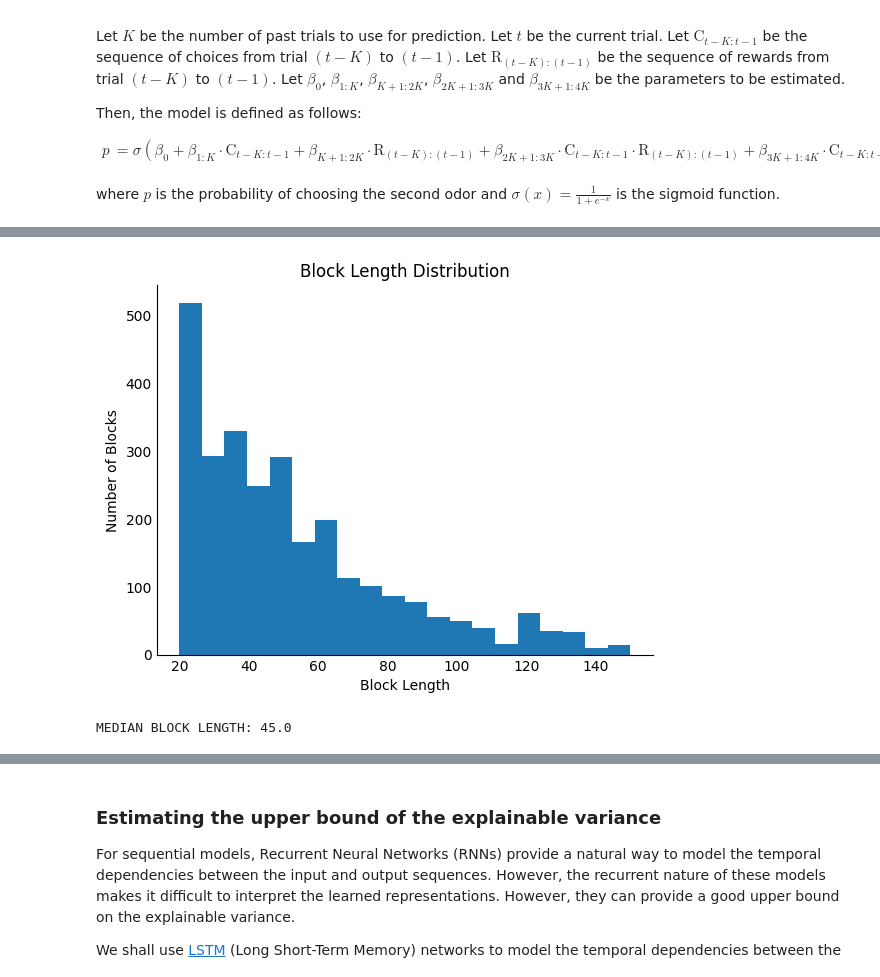
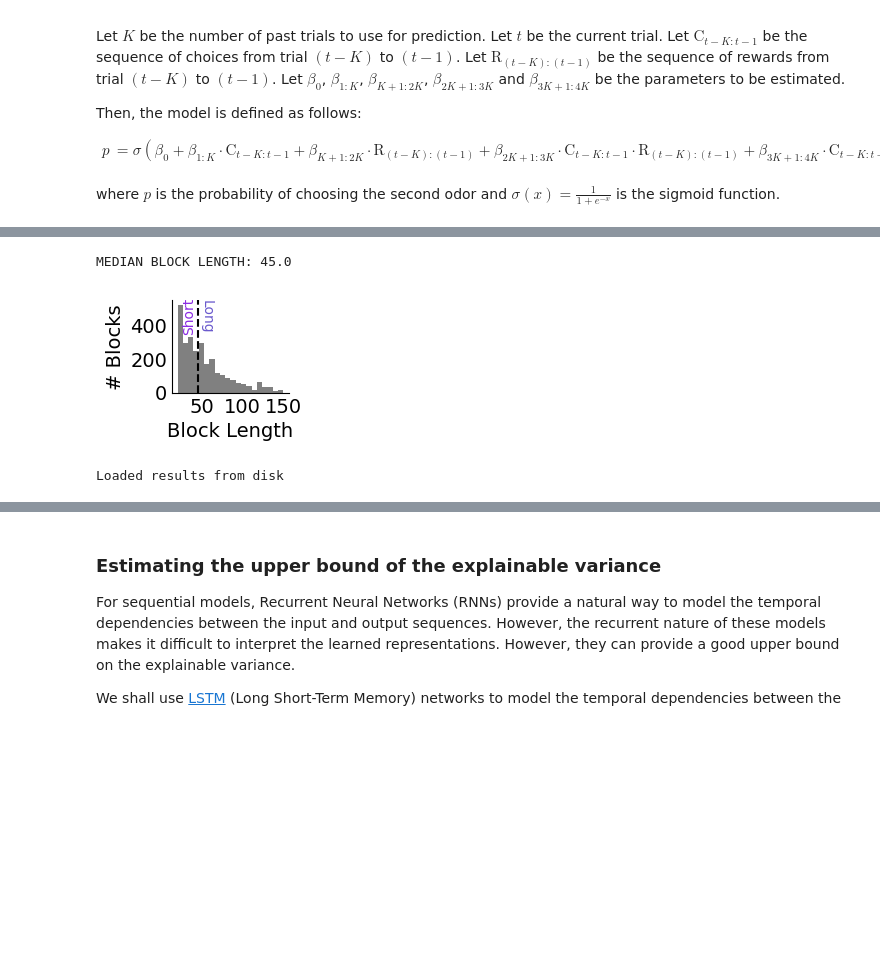
Before and after one commit to neurorishika/pyGORL, a Jupyter notebook: analysis/cognitive_analysis.ipynb, the cells around one changed output, grey strips where cells are left out. Drawn from its saved outputs; the diff is of its cells as text; code cells hidden in the pictures; blank space fills up the shorter version.

```diff
--- a/analysis/cognitive_analysis.ipynb
+++ b/analysis/cognitive_analysis.ipynb
@@ -249,7 +294,7 @@ To get a broad overview of the flies' behavior, we can plot the cumulative odor
 # Full Dataset
 fig,ax = plt.subplots(1,1,figsize=(4,4))
 for i in range(N):
-    ax.plot(np.cumsum(choice_data[i,:]==0), np.cumsum(choice_data[i,:]==1), color=plt.cm.viridis(np.random.rand()))
+    ax.plot(np.cumsum(choice_data[i,:]==0), np.cumsum(choice_data[i,:]==1), color=plt.cm.RdYlGn(np.random.rand()), alpha=1)
 ax.set_xlabel('Cumulative # of Odor 1 Choices')
 ax.set_ylabel('Cumulative # of Odor 2 Choices')
 ax.set_xlim([-5,choice_data.shape[1]/1.6])
@@ -260,5 +305,7 @@ ax.spines['top'].set_visible(False)
 ax.spines['right'].set_visible(False)
 ax.tick_params(axis='both', which='both', length=0)
 plt.tight_layout()
+# save figure as vector graphics
+plt.savefig('figures/fly_cumul_choices_all.svg', format='svg')
 plt.show()
 # %% [output]
@@ -298,7 +345,7 @@ for i in range(n_unique_experiments):
         c1 = np.cumsum(c==0)
         c2 = np.cumsum(c==1)
         rr = np.convolve(r,np.ones(10)/10,mode='full')
-        ax.flatten()[i].scatter(c1,c2,c=rr[:c1.shape[0]],cmap=plt.cm.viridis,s=1)
+        ax.flatten()[i].scatter(c1,c2,c=rr[:c1.shape[0]],cmap=plt.cm.RdYlGn,s=1)
     for j in range(reciprocal_experiments.shape[0]):
         c = choice_data[reciprocal_experiments.index[j],:]
         r = reward_data[reciprocal_experiments.index[j],:]
@@ -309,7 +356,7 @@ for i in range(n_unique_experiments):
         c1 = np.cumsum(c==1)
         c2 = np.cumsum(c==0)
         rr = np.convolve(r,np.ones(10)/10,mode='full')
-        ax.flatten()[i].scatter(c1,c2,c=rr[:c1.shape[0]],cmap=plt.cm.viridis,s=1)
+        ax.flatten()[i].scatter(c1,c2,c=rr[:c1.shape[0]],cmap=plt.cm.RdYlGn,s=1)
     ax.flatten()[i].set_title('Exp {}'.format(i+1))
     ax.flatten()[i].set_aspect('equal')
 # remove extra subplots
@@ -705,12 +899,12 @@ def predict_prob_logreg(choices,rewards,model,history_size=10,mode='full'):
     return probs
 # %%
 # SPLIT AND FIT THE DATA
-recalculate = True
+recalculate = False
 
 split_data = get_split_data()
 
 # Parameters
-for HISTORY_SIZE in [10, 20, 30]:
+for HISTORY_SIZE in [15,30]:#[10, 20, 30]:
     for MODE in ['cr_only', 'full']:
 
         # Check if the model has already been fit
@@ -789,7 +983,7 @@ for HISTORY_SIZE in [10, 20, 30]:
 
         if MODE == 'full':
             names = [r'$C$', r'$R$', r'$C \cdot R$', r'$C \cdot (1-R)$']
-            colors = ['tab:green', 'tab:orange', 'tab:brown', 'tab:purple']
+            colors = ['tab:green', 'tab:orange', 'slateblue', 'orchid']
         else:
             names = [r'$C$', r'$R$']
             colors = ['tab:green', 'tab:orange']
@@ -815,6 +1009,7 @@ for HISTORY_SIZE in [10, 20, 30]:
         ax.spines['right'].set_visible(False)
 
         plt.legend(loc='center left', bbox_to_anchor=(1, 0.5), frameon=False)
+        plt.savefig('figures/logreg_{}_{}_coefficients.svg'.format(HISTORY_SIZE, MODE), format='svg', bbox_inches='tight')
         plt.show()
 
         # Summarize the results (mean and 95% CI)
@@ -947,24 +1126,32 @@ def bootstrap_c_coef(c, r, history_size, mode='full', n=10):
 # %%
 block_lengths = []
 for i in range(N):
     block_data = get_blocks(i)[1:-1] # ignore first and last block (naive and final)
     block_lengths.append([b['block_length'] for b in block_data])
 block_lengths = np.concatenate(block_lengths)
-plt.hist(block_lengths, bins=20)
-plt.xlabel('Block Length')
-plt.ylabel('Number of Blocks')
-plt.title('Block Length Distribution')
-plt.gca().spines['top'].set_visible(False)
-plt.gca().spines['right'].set_visible(False)
-plt.gca().tick_params(axis='both', which='both', length=0)
-plt.show()
 
 # Print the MEDIAN block length
 MEDIAN_BLOCK_LENGTH = np.median(block_lengths)
 print("MEDIAN BLOCK LENGTH: {}".format(np.median(block_lengths)))
+
+plt.figure(figsize=(1.5,1.2))
+plt.hist(block_lengths, bins=20, color='grey', alpha=1)
+plt.axvline(MEDIAN_BLOCK_LENGTH, color='black', linestyle='--')
+# add high and low block length labels
+plt.text(MEDIAN_BLOCK_LENGTH-2, 450, 'Short', horizontalalignment='right', verticalalignment='center', rotation=90, color='blueviolet')
+plt.text(MEDIAN_BLOCK_LENGTH+2, 450, 'Long', horizontalalignment='left', verticalalignment='center', rotation=270, color='slateblue')
+plt.xlabel('Block Length', fontsize=14)
+plt.ylabel('# Blocks', fontsize=14)
+plt.xticks(fontsize=14)
+plt.yticks(fontsize=14)
+plt.gca().spines['top'].set_visible(False)
+plt.gca().spines['right'].set_visible(False)
+plt.gca().tick_params(axis='both', which='both', length=0)
+plt.savefig('figures/split_block_length.svg', format='svg')
+plt.show()
 # %% [output]
+MEDIAN BLOCK LENGTH: 45.0
-[figure, old version]
+[figure, new version]
-MEDIAN BLOCK LENGTH: 45.0
 # %%
 HISTORY_SIZE = 30
 
@@ -978,7 +1165,7 @@ for j in tqdm(range(N)):
     for i in range(1,len(blocks)-1):
         c = blocks[i]['choices']
         r = blocks[i]['rewards']
-        if blocks[i-1]['block_length']>MEDIAN_BLOCK_LENGTH:
+        if blocks[i]['block_length']>MEDIAN_BLOCK_LENGTH:
             c_upper.append(c)
             r_upper.append(r)
         else:
@@ -990,6 +1177,30 @@ c_lower = np.array(c_lower, dtype=object)
 r_upper = np.array(r_upper, dtype=object)
 r_lower = np.array(r_lower, dtype=object)
 
-# Fit the model to each split of the data
-c_coef_upper = bootstrap_c_coef(c_upper, r_upper, HISTORY_SIZE, 'full')
-c_coef_lower = bootstrap_c_coef(c_lower, r_lower, HISTORY_SIZE, 'full')
+# Load the results from disk
+if os.path.isfile(fit_path+'fit_results/c_coef_bootstrap_block_length.pkl.gz') and recalculate == False:
+    with gzip.open(fit_path+'fit_results/c_coef_bootstrap_block_length.pkl.gz', 'rb') as f:
+        all_data = pickle.load(f)
+    print("Loaded results from disk")
+    # Unpack the results
+    c_coef_upper = all_data['c_coef_upper']
+    c_coef_lower = all_data['c_coef_lower']
+else:
+    # Fit the model to each split of the data
+    c_coef_upper = bootstrap_c_coef(c_upper, r_upper, HISTORY_SIZE, 'full',n=100)
+    c_coef_lower = bootstrap_c_coef(c_lower, r_lower, HISTORY_SIZE, 'full',n=100)
+
+    # save to disk
+    if not os.path.isdir(fit_path+'fit_results/'):
+        os.mkdir(fit_path+'fit_results/')
+
+    all_data = {
+        'c_coef_upper': c_coef_upper,
+        'c_coef_lower': c_coef_lower
+    }
+
+    # Dump to disk
+    with gzip.open(fit_path+'fit_results/c_coef_bootstrap_block_length.pkl.gz', 'wb') as f:
+        pickle.dump(all_data, f)
+# %% [output]
+Loaded results from disk
```
Also changed, not shown: parts of 44 cells of this notebook, 58 other files.
